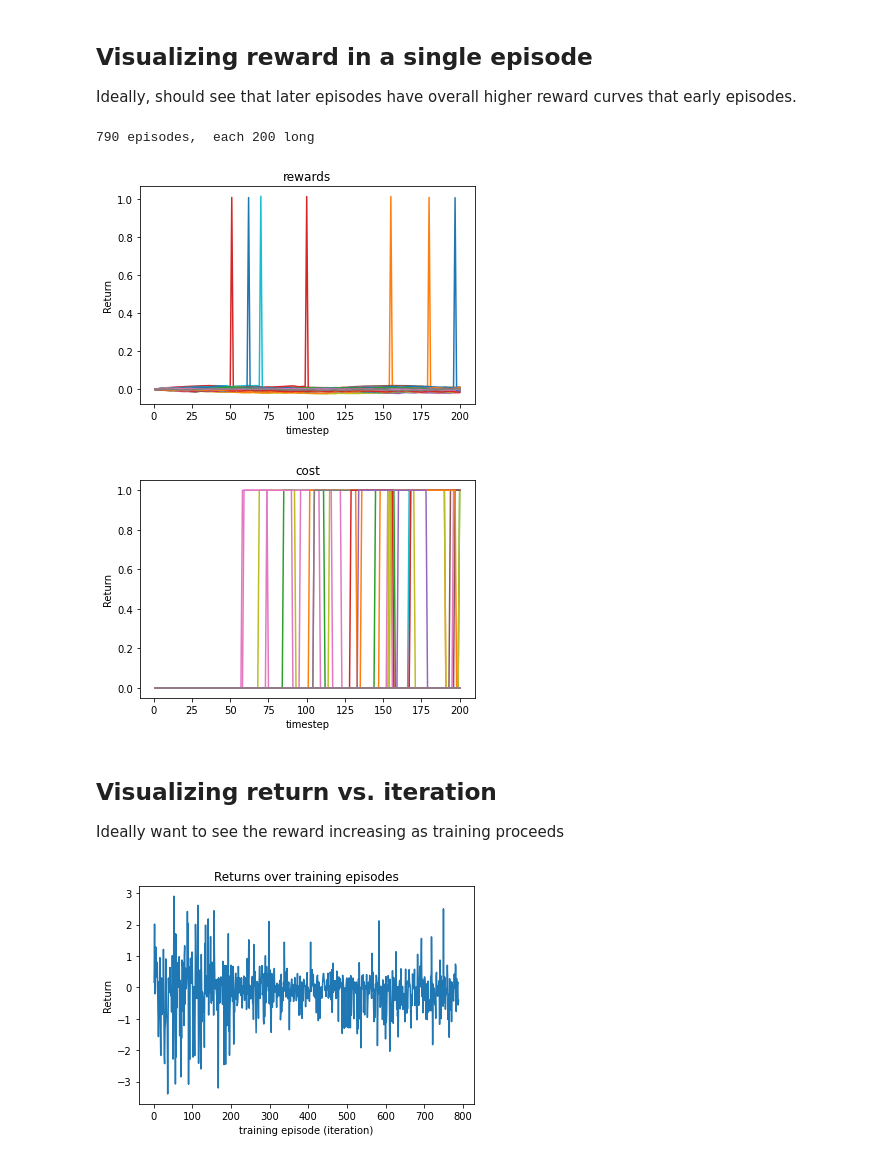
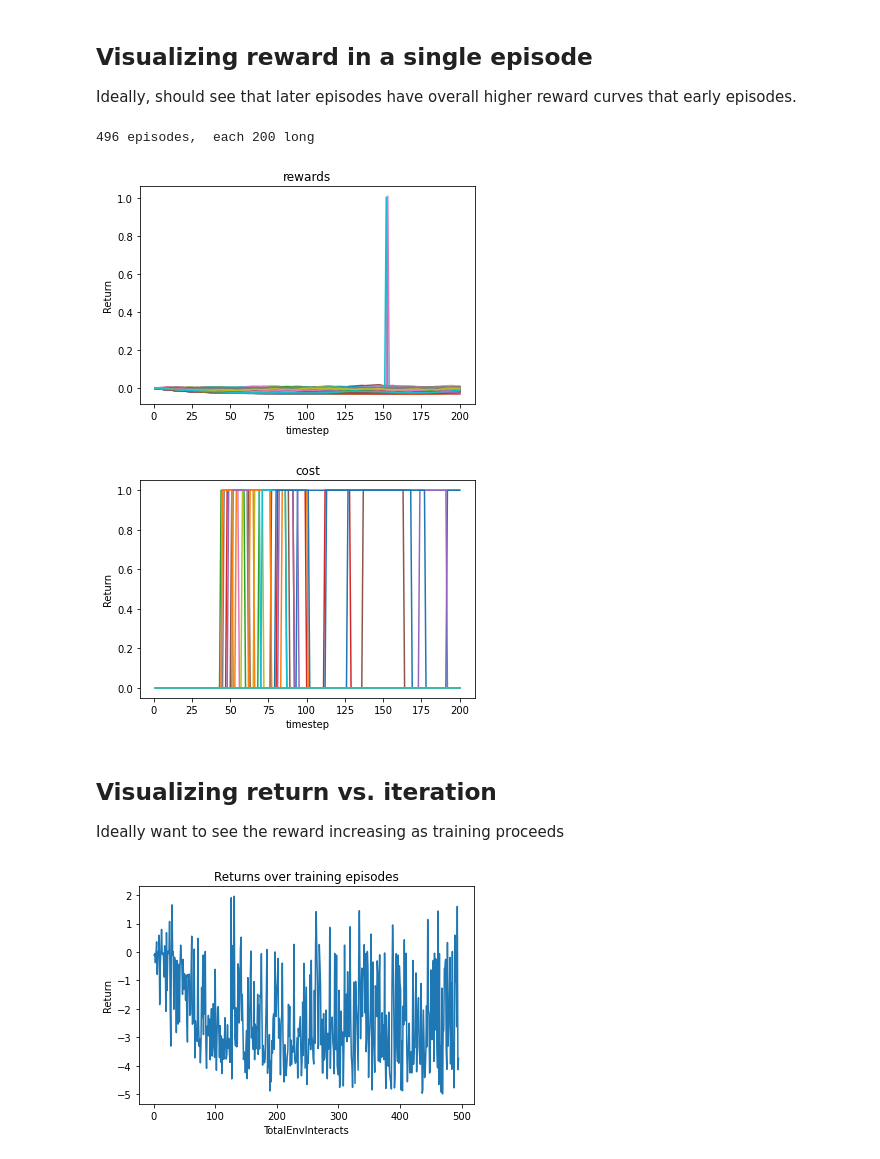
Before and after one commit to jswang/handful-of-trials, a Jupyter notebook: plotter.ipynb, the cells around one changed output. Saved outputs shown, nothing was run; the diff lists cells and outputs as text; code cells hidden in the pictures.

```diff
--- a/plotter.ipynb
+++ b/plotter.ipynb
@@ -43,37 +43,39 @@ import os
 import csv
 
 import numpy as np
 from scipy.io import loadmat, savemat
 import matplotlib.pyplot as plt
 
 # Directory specified in script, not including date+time
 log_dir = '/home/juliewang_jsw/handful-of-trials/data'
 
 #safeOpt on Cost+Reward safety point goal 1 env
 # filename = '2020-06-07--02:00:24/logs.mat'
 # PE-TS with CEM on cost+Reward safety point goal 1 env
-filename = '2020-06-07--00:40:35/logs.mat'
+filename = 'orig_pets_2020-06-09--06:17:31/logs.mat'
+# PE-TS with CEM on cost+reward safety_point_goal_1, and pretrianing
+# filename = '2020-06-10--06:54:10/logs.mat'
 
 data = loadmat(os.path.join(log_dir, filename))
 avg_reward = np.mean(data['rewards'], axis=0)
 N, task_horizon = data['rewards'].shape
 print(f"{N} episodes,  each {task_horizon} long")
 
 # Plot rewards and cost over time for a subsequent episdoes
 for item in ['rewards', 'cost']:
     if len(data[item]) > 0:
         plt.figure()
         for i in range(0, N, 5):
             plt.plot(np.arange(1, task_horizon+1), data[item][i, :], label=f'{i}th episode')
         plt.title(item)
         plt.xlabel("timestep")
         plt.ylabel("Return")
 #         plt.legend()
         plt.show()
 # %% [output]
-790 episodes,  each 200 long
+496 episodes,  each 200 long
-[figure, old version]
+[figure, new version]
-[figure, old version]
+[figure, new version]
 # %% [markdown]
 ## Visualizing return vs. iteration
 Ideally want to see the reward increasing as training proceeds
@@ -88,4 +90,4 @@ plt.xlabel("TotalEnvInteracts")
 plt.ylabel("Return")
 plt.show()
 # %% [output]
-[figure, old version]
+[figure, new version]
```
Also changed, not shown: 10 other files.
